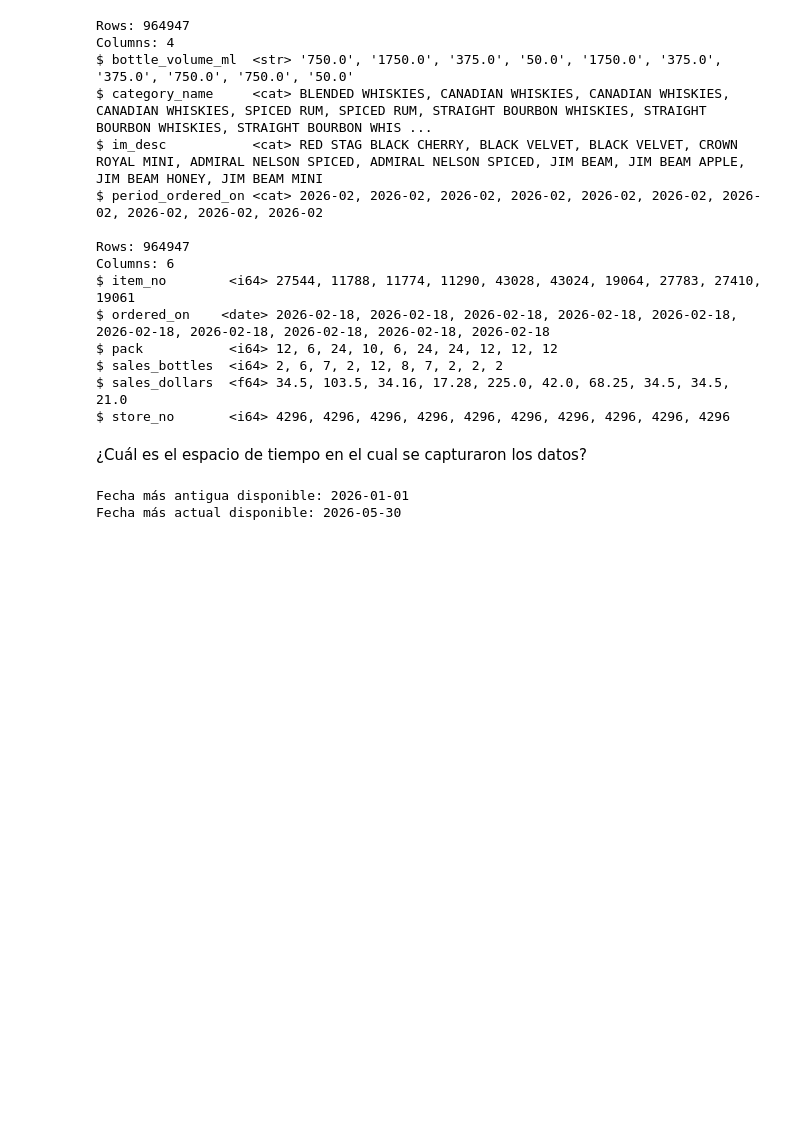
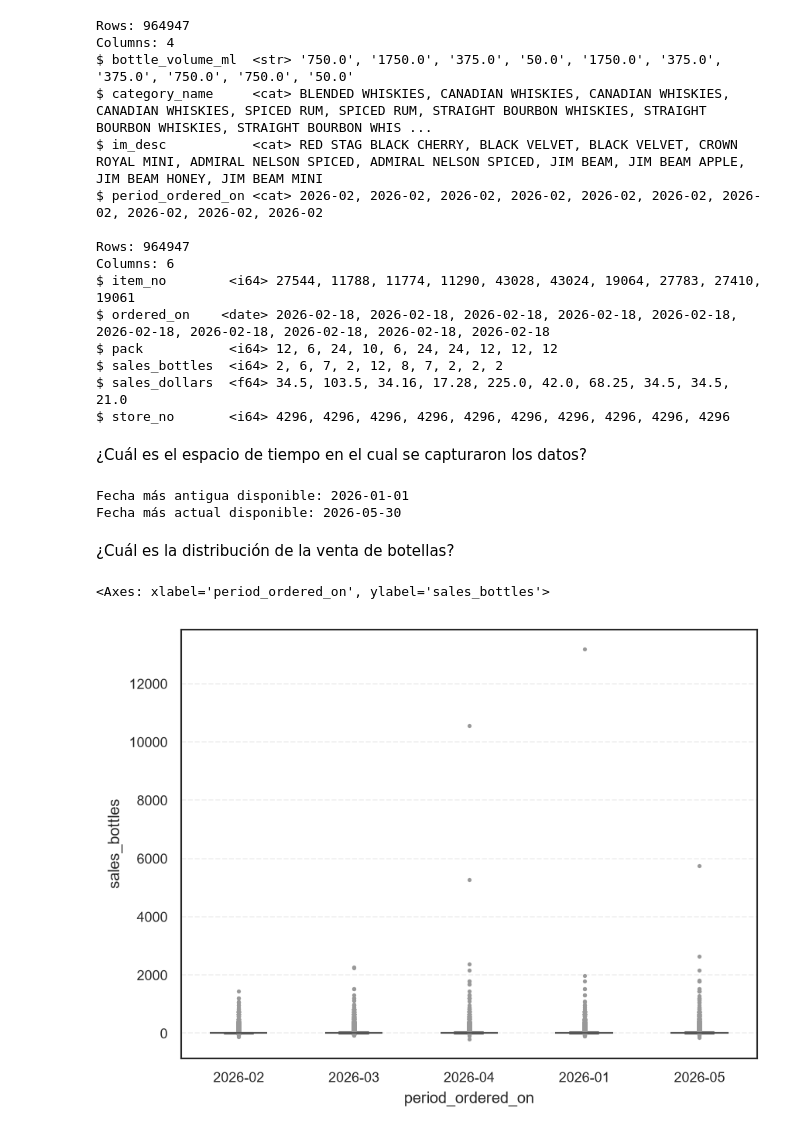
Before and after one commit to charliebrown007/Proyecto_UCB_2da_fase, a Jupyter notebook: 03_scripts/s_04_Fase_02.ipynb, the cells around one changed output. Saved outputs shown, nothing was run; the diff lists cells and outputs as text; code cells hidden in the pictures; blank space fills up the shorter version.

```diff
--- a/03_scripts/s_04_Fase_02.ipynb
+++ b/03_scripts/s_04_Fase_02.ipynb
@@ -215,3 +217,32 @@ print(f"Fecha más actual disponible: {df_01.get_column('ordered_on').max()}")
 # %% [output]
 Fecha más antigua disponible: 2026-01-01
 Fecha más actual disponible: 2026-05-30
+# %% [markdown]
+¿Cuál es la distribución de la venta de botellas?
+# %%
+from pathlib import Path
+import matplotlib.pyplot as plt
+import matplotlib.ticker as ticker
+import polars as pl
+from pyprojroot import here
+import seaborn as sns
+
+sns.set_theme(
+        context = 'paper',
+        style = 'white',
+        rc = {'axes.grid': True, 'grid.linestyle': '--', 'grid.alpha': 0.3}
+    )
+
+sns.boxplot(
+        data = df_01,
+        x = 'period_ordered_on',
+        y = 'sales_bottles',
+        color = '#DCDCDC',
+        linecolor = '#555555',
+        fliersize = 2.5,
+        flierprops = {'markerfacecolor': '#999999', 'markeredgecolor': 'none'},
+        width = 0.5
+    )
+# %% [output]
+<Axes: xlabel='period_ordered_on', ylabel='sales_bottles'>
+[figure, added]
```
Also changed, not shown: parts of 10 cells of this notebook, 1 other file.
